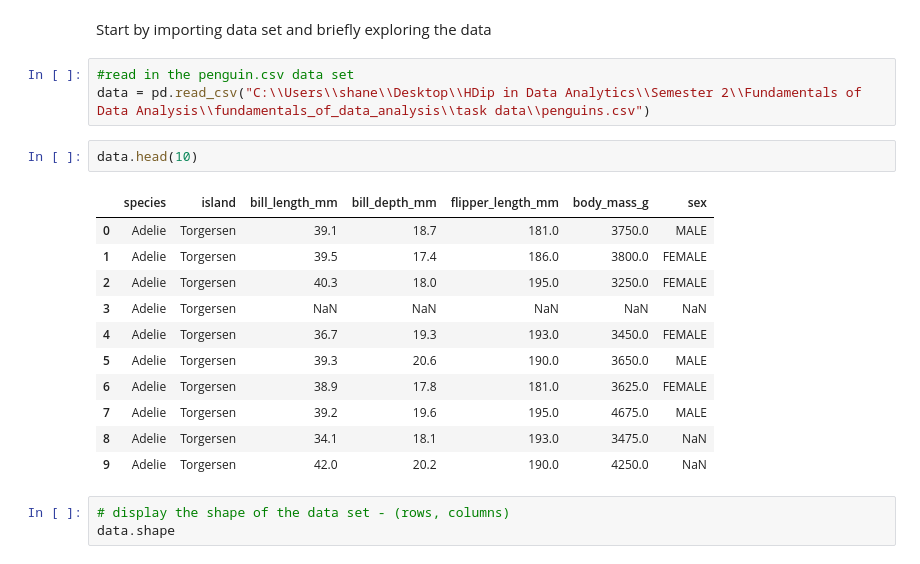
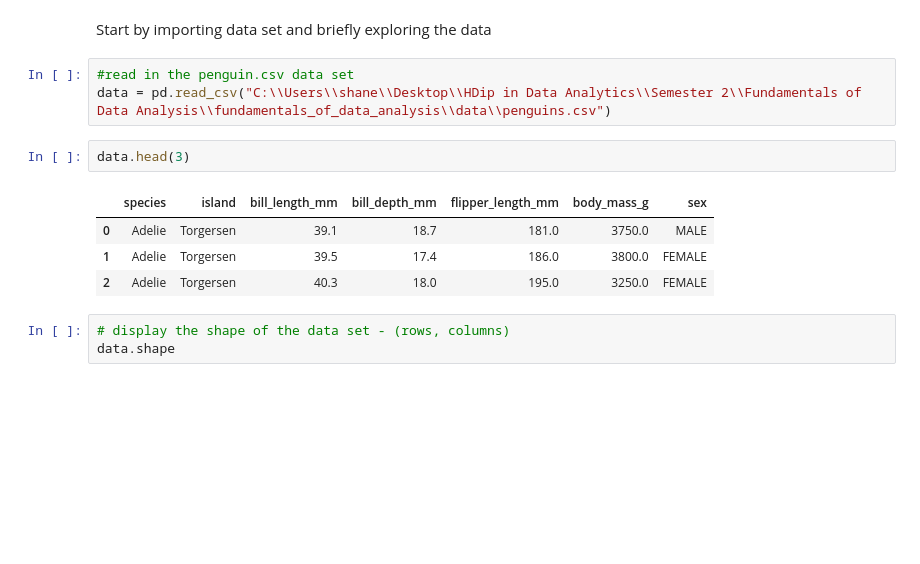
Before and after one commit to shanekeenan/fundamentals_of_data_analysis, a Jupyter notebook: tasks.ipynb, the cells around one changed output. Cells and saved outputs as stored; diff of their text form; blank space fills up the shorter version.

```diff
--- a/tasks.ipynb
+++ b/tasks.ipynb
@@ -89,21 +90,14 @@ rationale
 Start by importing data set and briefly exploring the data
 # %%
 #read in the penguin.csv data set
-data = pd.read_csv("C:\\Users\\shane\\Desktop\\HDip in Data Analytics\\Semester 2\\Fundamentals of Data Analysis\\fundamentals_of_data_analysis\\task data\\penguins.csv")
+data = pd.read_csv("C:\\Users\\shane\\Desktop\\HDip in Data Analytics\\Semester 2\\Fundamentals of Data Analysis\\fundamentals_of_data_analysis\\data\\penguins.csv")
 # %%
-data.head(10)
+data.head(3)
 # %% [output]
 |  | species | island | bill_length_mm | bill_depth_mm | flipper_length_mm | body_mass_g | sex |
 | 0 | Adelie | Torgersen | 39.1 | 18.7 | 181.0 | 3750.0 | MALE |
 | 1 | Adelie | Torgersen | 39.5 | 17.4 | 186.0 | 3800.0 | FEMALE |
 | 2 | Adelie | Torgersen | 40.3 | 18.0 | 195.0 | 3250.0 | FEMALE |
-| 3 | Adelie | Torgersen | NaN | NaN | NaN | NaN | NaN |
-| 4 | Adelie | Torgersen | 36.7 | 19.3 | 193.0 | 3450.0 | FEMALE |
-| 5 | Adelie | Torgersen | 39.3 | 20.6 | 190.0 | 3650.0 | MALE |
-| 6 | Adelie | Torgersen | 38.9 | 17.8 | 181.0 | 3625.0 | FEMALE |
-| 7 | Adelie | Torgersen | 39.2 | 19.6 | 195.0 | 4675.0 | MALE |
-| 8 | Adelie | Torgersen | 34.1 | 18.1 | 193.0 | 3475.0 | NaN |
-| 9 | Adelie | Torgersen | 42.0 | 20.2 | 190.0 | 4250.0 | NaN |
 # %%
 # display the shape of the data set - (rows, columns)
 data.shape
```
Also changed, not shown: parts of 6 cells of this notebook, 7 other files.
